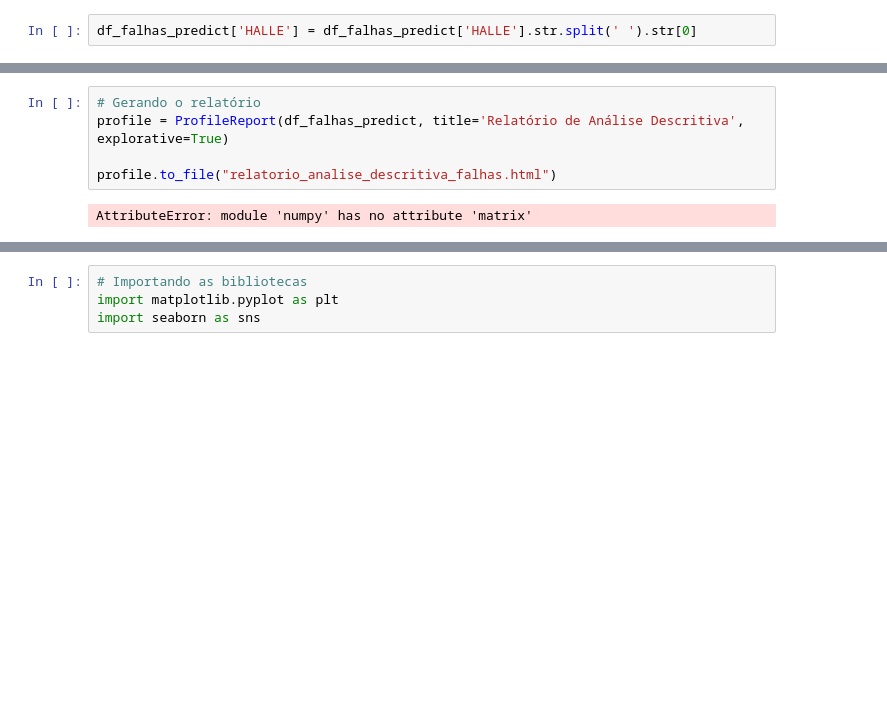
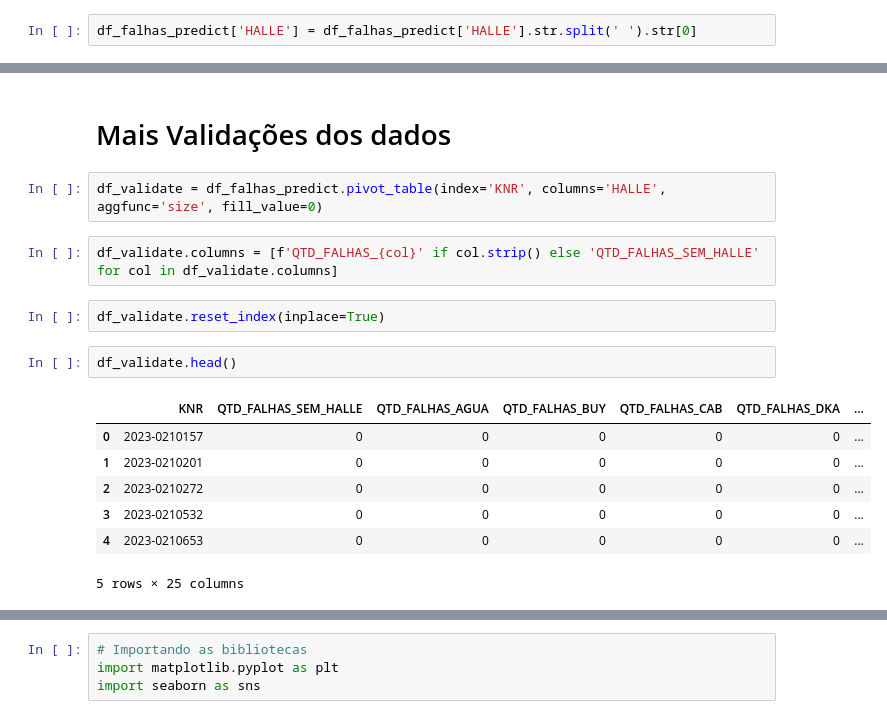
Before and after one commit to Inteli-College/2024-2A-T08-EC07-G05, a Jupyter notebook: src/notebooks/Sprint_2/Falhas_Predict/visualization_falhas_predict.ipynb, the cells around one changed output, grey strips where cells are left out. Cells and saved outputs as stored; diff of their text form; blank space fills up the shorter version.

```diff
--- a/src/notebooks/Sprint_2/Falhas_Predict/visualization_falhas_predict.ipynb
+++ b/src/notebooks/Sprint_2/Falhas_Predict/visualization_falhas_predict.ipynb
@@ -189,7 +148,18 @@ import numpy as np
-# %%
-# Gerando o relatório
-profile = ProfileReport(df_falhas_predict, title='Relatório de Análise Descritiva', explorative=True)
-
-profile.to_file("relatorio_analise_descritiva_falhas.html")
-# %% [output]
-AttributeError: module 'numpy' has no attribute 'matrix'
+# %% [markdown]
+# Mais Validações dos dados
+# %%
+df_validate = df_falhas_predict.pivot_table(index='KNR', columns='HALLE', aggfunc='size', fill_value=0)
+# %%
+df_validate.columns = [f'QTD_FALHAS_{col}' if col.strip() else 'QTD_FALHAS_SEM_HALLE' for col in df_validate.columns]
+# %%
+df_validate.reset_index(inplace=True)
+# %%
+df_validate.head()
+# %% [output]
+|  | KNR | QTD_FALHAS_SEM_HALLE | QTD_FALHAS_AGUA | QTD_FALHAS_BUY | QTD_FALHAS_CAB | QTD_FALHAS_DKA | ... |
+| 0 | 2023-0210157 | 0 | 0 | 0 | 0 | 0 | ... |
+| 1 | 2023-0210201 | 0 | 0 | 0 | 0 | 0 | ... |
+| 2 | 2023-0210272 | 0 | 0 | 0 | 0 | 0 | ... |
+| 3 | 2023-0210532 | 0 | 0 | 0 | 0 | 0 | ... |
+| 4 | 2023-0210653 | 0 | 0 | 0 | 0 | 0 | ... |
+5 rows × 25 columns
```
Also changed, not shown: parts of 28 cells of this notebook, 1 other file.
